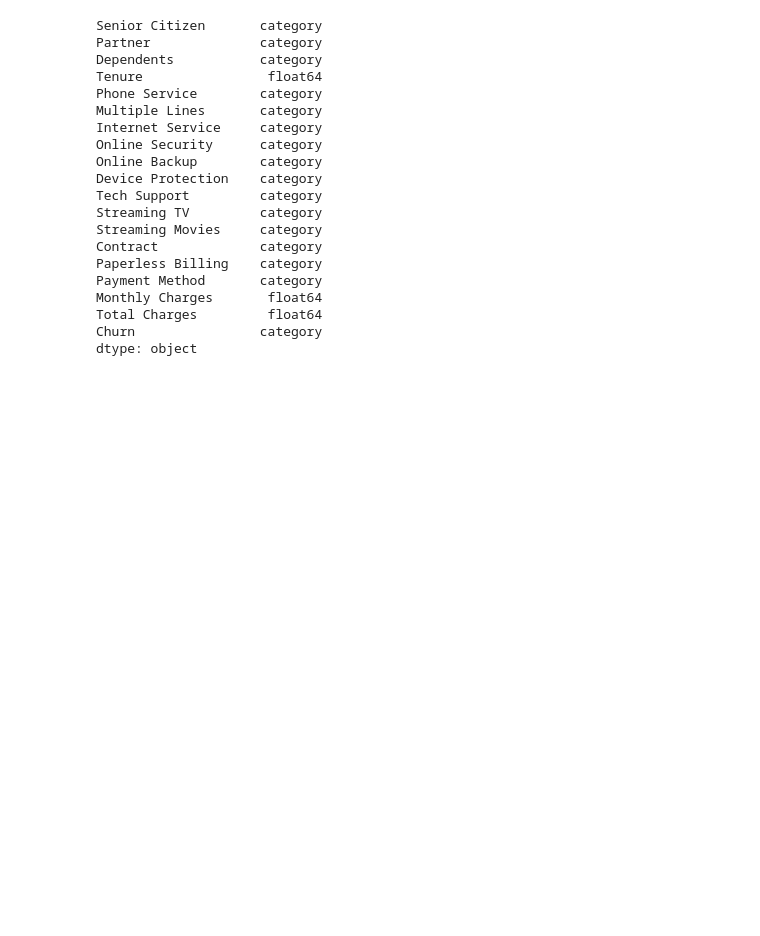
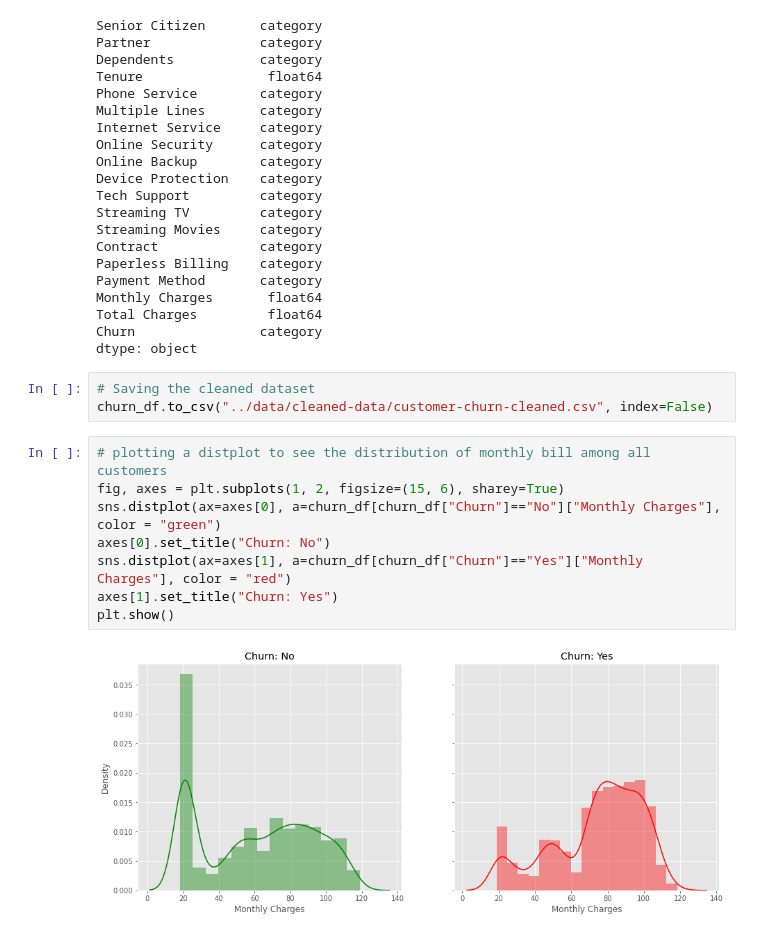
Before and after one commit to vipul-shinde/customer-churn-prediction, a Jupyter notebook: notebooks/01-eda-and-data-cleaning.ipynb, the cells around one changed output. Drawn from its saved outputs; the diff is of its cells as text; blank space fills up the shorter version.

```diff
--- a/notebooks/01-eda-and-data-cleaning.ipynb
+++ b/notebooks/01-eda-and-data-cleaning.ipynb
@@ -167,3 +167,16 @@ Monthly Charges       float64
 Total Charges         float64
 Churn                category
 dtype: object
+# %%
+# Saving the cleaned dataset
+churn_df.to_csv("../data/cleaned-data/customer-churn-cleaned.csv", index=False)
+# %%
+# plotting a distplot to see the distribution of monthly bill among all customers
+fig, axes = plt.subplots(1, 2, figsize=(15, 6), sharey=True)
+sns.distplot(ax=axes[0], a=churn_df[churn_df["Churn"]=="No"]["Monthly Charges"], color = "green")
+axes[0].set_title("Churn: No")
+sns.distplot(ax=axes[1], a=churn_df[churn_df["Churn"]=="Yes"]["Monthly Charges"], color = "red")
+axes[1].set_title("Churn: Yes")
+plt.show()
+# %% [output]
+[figure, added]
```
Also changed, not shown: parts of 3 cells of this notebook, 5 other files.
